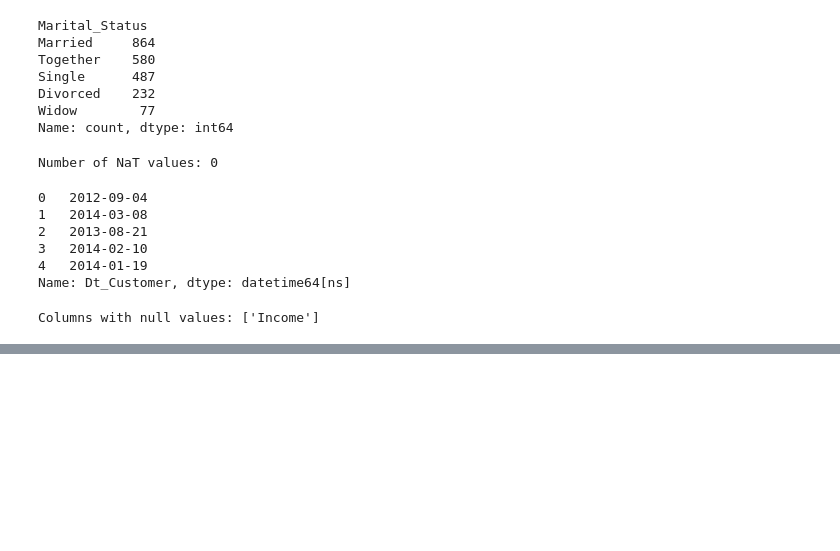
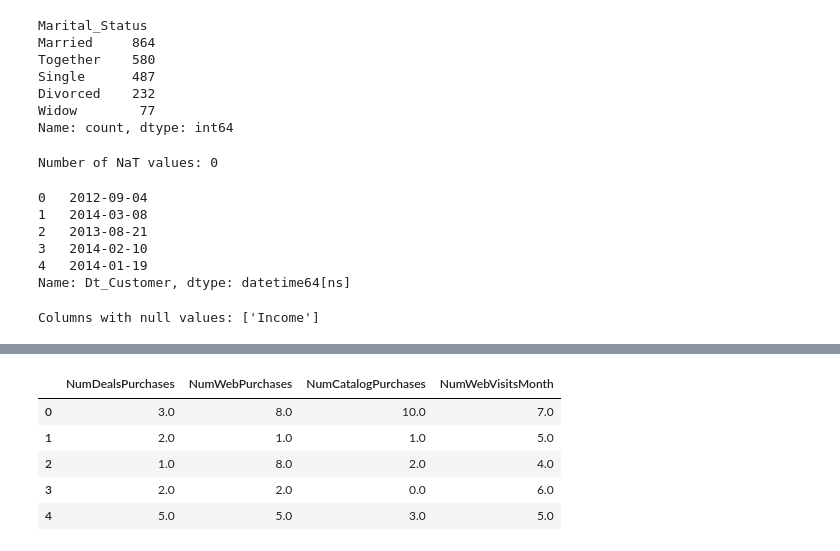
Before and after one commit to RahmaElhagary/Lectures_tasks, a Jupyter notebook: Task_8_marketing_dataset/marketing_campaign.ipynb, the cells around one changed output, grey strips where cells are left out. Cells and saved outputs as stored; diff of their text form; code cells hidden in the pictures; blank space fills up the shorter version.

```diff
--- a/Task_8_marketing_dataset/marketing_campaign.ipynb
+++ b/Task_8_marketing_dataset/marketing_campaign.ipynb
@@ -162,0 +303,20 @@ Columns with null values: ['Income']
+# %%
+num_cols = [
+    'NumDealsPurchases',
+    'NumWebPurchases',
+    'NumCatalogPurchases',
+    'NumWebVisitsMonth'
+]
+
+for col in num_cols:
+    cap_value = df[col].quantile(0.99)
+    df[col] = np.where(df[col] > cap_value, cap_value, df[col])
+
+display(df[num_cols].head())
+# %% [output]
+|  | NumDealsPurchases | NumWebPurchases | NumCatalogPurchases | NumWebVisitsMonth |
+| 0 | 3.0 | 8.0 | 10.0 | 7.0 |
+| 1 | 2.0 | 1.0 | 1.0 | 5.0 |
+| 2 | 1.0 | 8.0 | 2.0 | 4.0 |
+| 3 | 2.0 | 2.0 | 0.0 | 6.0 |
+| 4 | 5.0 | 5.0 | 3.0 | 5.0 |
```
Also changed, not shown: parts of 15 cells of this notebook.
